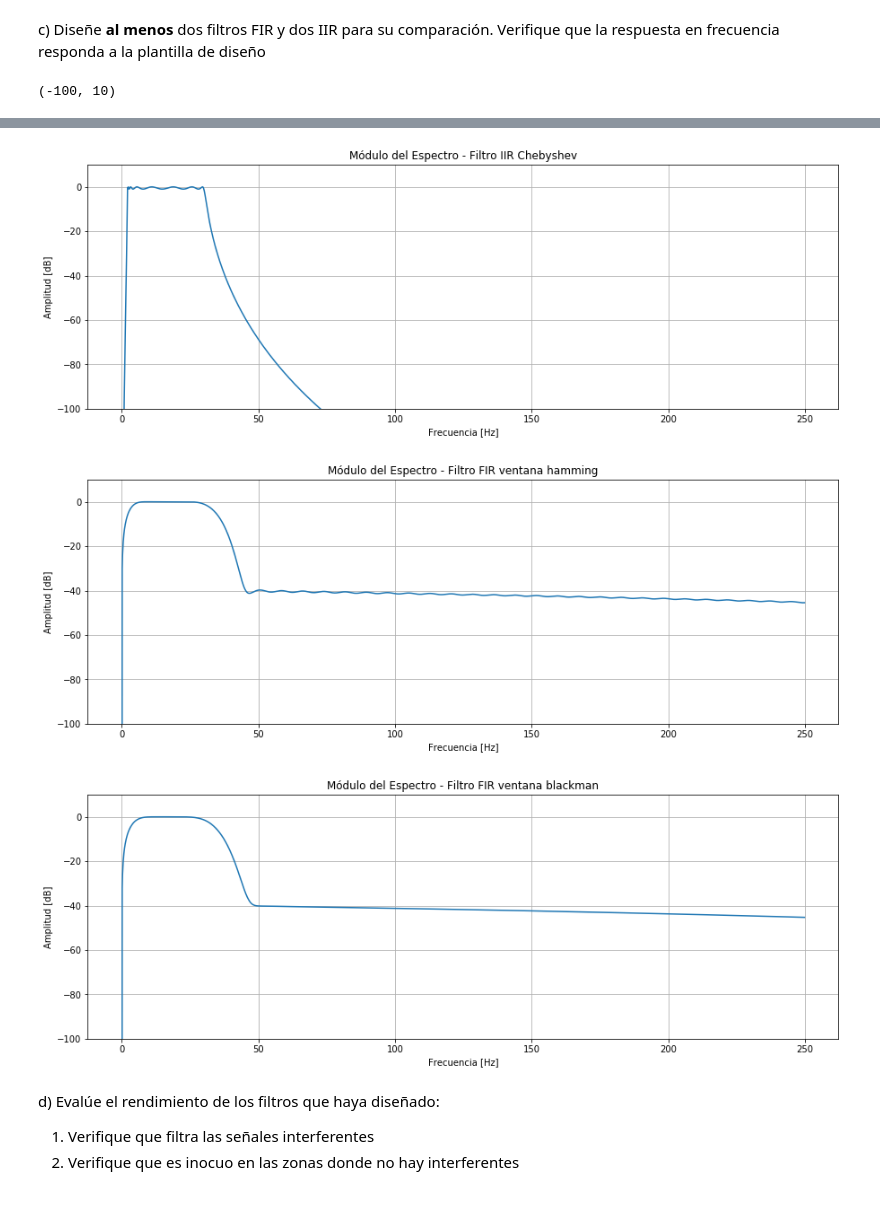
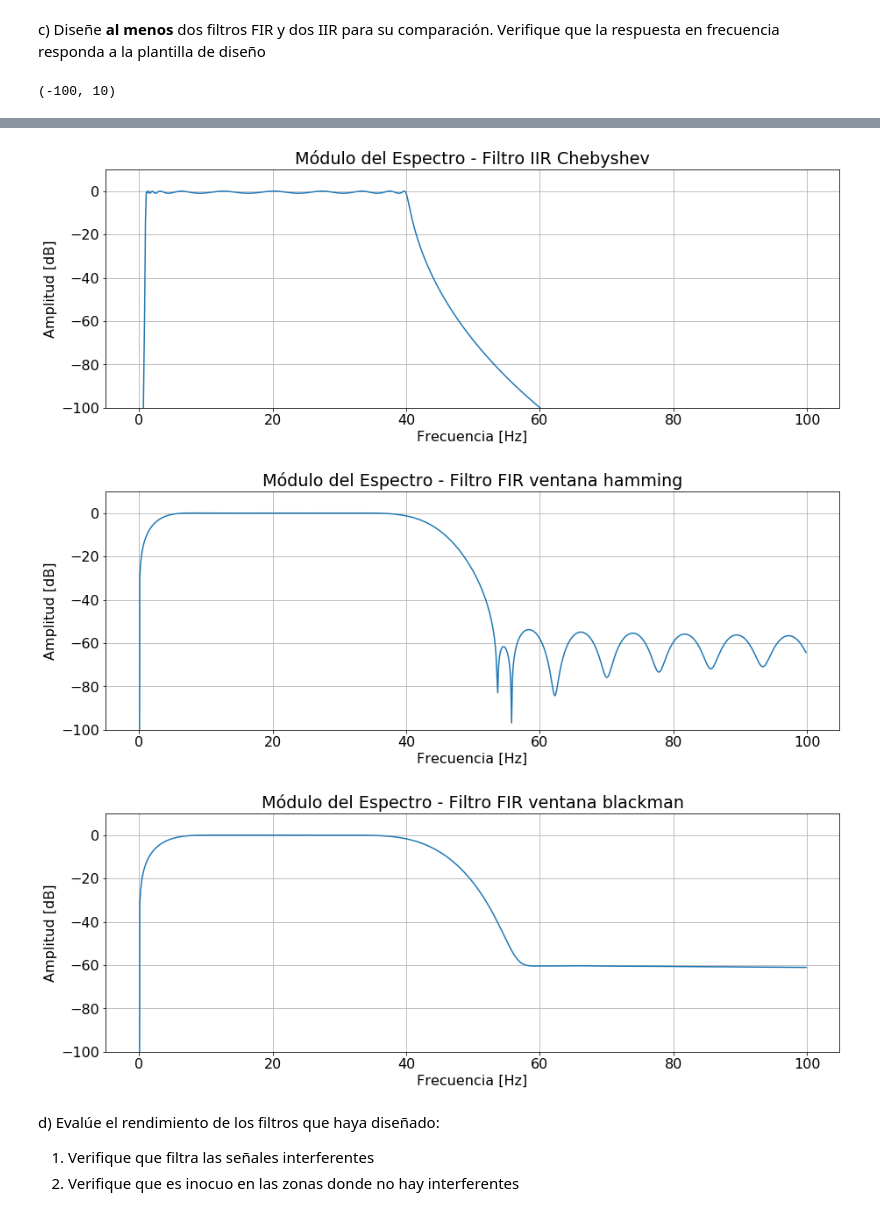
Before and after one commit to Sidorczuk/DSP, a Jupyter notebook: TP4-Filtrado.ipynb, the cells around one changed output, grey strips where cells are left out. Drawn from its saved outputs; the diff is of its cells as text; code cells hidden in the pictures.

```diff
--- a/TP4-Filtrado.ipynb
+++ b/TP4-Filtrado.ipynb
@@ -202,41 +227,41 @@ Ts = 1/fs
 rad2f = fny/np.pi
 
 fs0 = 0.1 # fin de la banda de detenida 0
-fc0 = 2 # comienzo de la banda de paso
-fc1 = 30 # fin de la banda de paso
-fs1 = 40# comienzo de la banda de detenida 1
+fc0 = 1 # comienzo de la banda de paso
+fc1 = 40 # fin de la banda de paso
+fs1 = 48# comienzo de la banda de detenida 1
 paso = np.array([fc0,fc1]) / fny
 stop = np.array([fs0,fs1]) / fny
 puntos = 4096
 fac = puntos/2
 
 ############  Filtro IIR  Butterworth ####################
-sosB = sig.iirdesign(paso,stop,1,40,ftype='butter',output='sos')
+sosB = sig.iirdesign(paso,stop,1,60,ftype='butter',output='sos')
 w1,h1 = sig.sosfreqz(sosB,puntos)
 h1[0] = h1[4095]
-myf.PrintModule(w1*rad2f,h1*fac,0,puntos/2,15,5,'Filtro IIR Butterworth','plot','log')
+myf.PrintModule(w1*rad2f,h1*fac,0,puntos/5,15,5,'Filtro IIR Butterworth','plot','log')
 plt.ylim(-100,10)
 
 ############  Filtro IIR  Chebyshev ####################
-sosCh = sig.iirdesign(paso,stop,1,40,ftype='cheby1',output='sos')
+sosCh = sig.iirdesign(paso,stop,1,60,ftype='cheby1',output='sos')
 w2,h2 = sig.sosfreqz(sosCh,puntos)
 h2[0] = h2[4095]
-myf.PrintModule(w2*rad2f,h2*fac,0,puntos/2,15,5,'Filtro IIR Chebyshev','plot','log')
+myf.PrintModule(w2*rad2f,h2*fac,0,puntos/5,15,5,'Filtro IIR Chebyshev','plot','log')
 plt.ylim(-100,10)
 
 ################   FIR   ##############################
 freq = np.array([0,fs0,fc0,fc1,fs1,fny])/fny
-gain = np.array([0,0.01,1,1,0.01,0])
+gain = np.array([0,0.001,1,1,0.001,0])
 numtaps = 256
 ############## FIR ventana hamming ######################
-FIRcoef = sig.firwin2(numtaps+1, freq, gain, window='hamming', antisymmetric=True)
-w3,h3 = sig.freqz(FIRcoef,worN=puntos)
-myf.PrintModule(w3*rad2f,h3*fac,0,puntos/2,15,5,'Filtro FIR ventana hamming','plot','log')
+FIRcoefHam = sig.firwin2(numtaps+1, freq, gain, window='hamming', antisymmetric=True)
+w3,h3 = sig.freqz(FIRcoefHam,worN=puntos)
+myf.PrintModule(w3*rad2f,h3*fac,0,puntos/5,15,5,'Filtro FIR ventana hamming','plot','log')
 plt.ylim(-100,10)
 ############## FIR ventana blackman ######################
-FIRcoef = sig.firwin2(numtaps+1, freq, gain, window='blackman', antisymmetric=True)
-w4,h4 = sig.freqz(FIRcoef,worN=puntos)
-myf.PrintModule(w4*rad2f,h4*fac,0,puntos/2,15,5,'Filtro FIR ventana blackman','plot','log')
+FIRcoefBlk = sig.firwin2(numtaps+1, freq, gain, window='blackman', antisymmetric=True)
+w4,h4 = sig.freqz(FIRcoefBlk,worN=puntos)
+myf.PrintModule(w4*rad2f,h4*fac,0,puntos/5,15,5,'Filtro FIR ventana blackman','plot','log')
 plt.ylim(-100,10)
 # %% [output]
 (-100, 10)
@@ -244,6 +269,6 @@ plt.ylim(-100,10)
-[figure, old version]
+[figure, new version]
-[figure, old version]
+[figure, new version]
-[figure, old version]
+[figure, new version]
 # %% [markdown]
 d) Evalúe el rendimiento de los filtros que haya diseñado:
 
```
Also changed, not shown: parts of 21 cells of this notebook.
